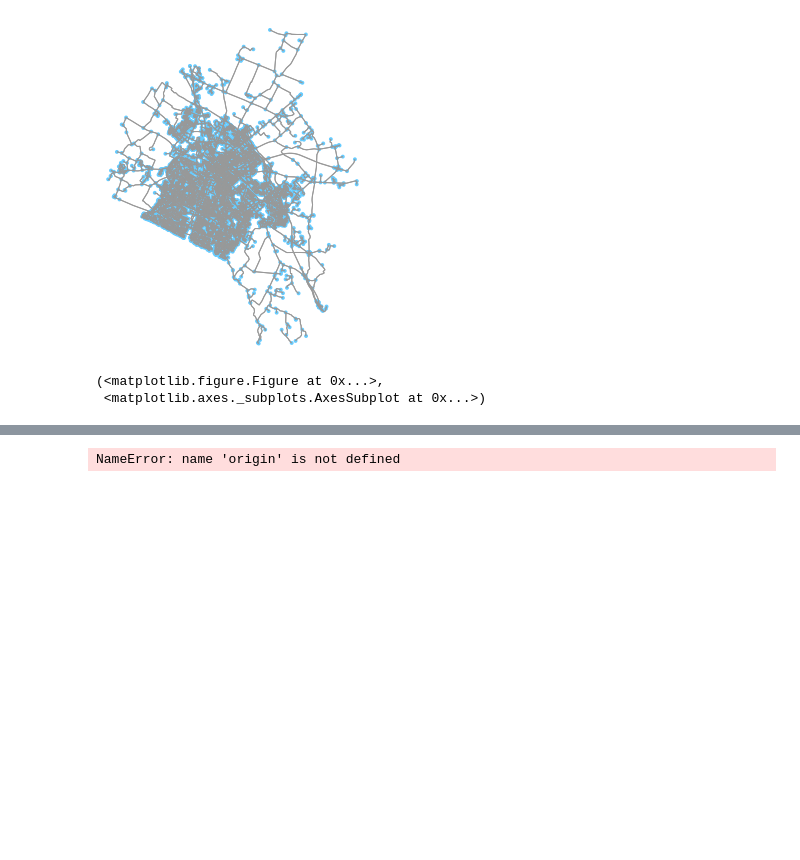
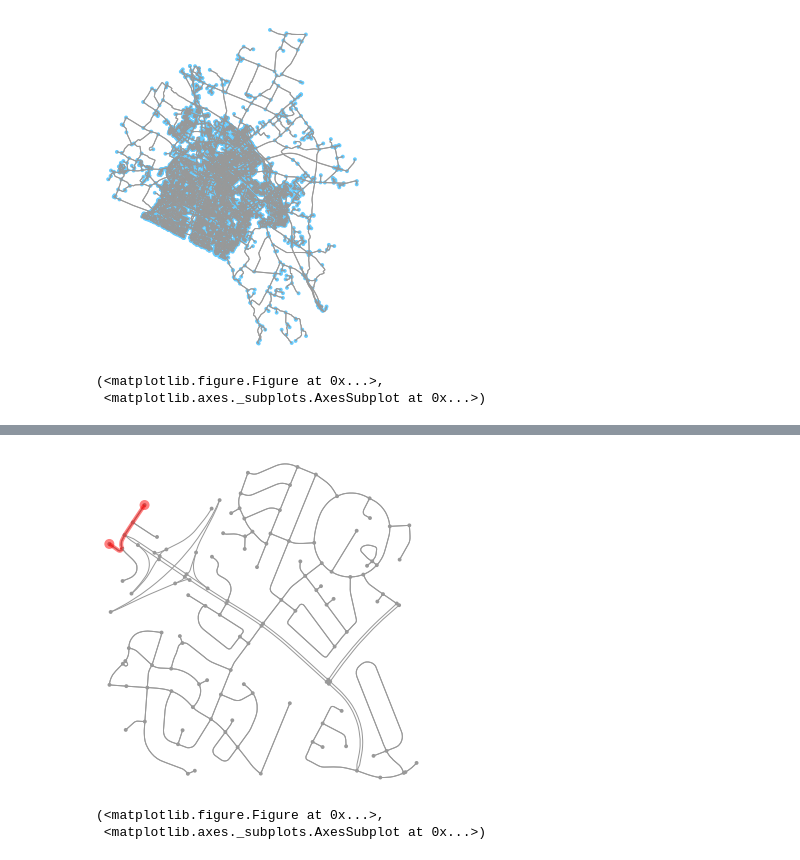
Before and after one commit to FRA228/ce599, a Jupyter notebook: 17-Networks 2/Networks_OSM.ipynb, the cells around one changed output, grey strips where cells are left out. Cells and saved outputs as stored; diff of their text form; code cells hidden in the pictures; blank space fills up the shorter version.

```diff
--- a/17-Networks 2/Networks_OSM.ipynb
+++ b/17-Networks 2/Networks_OSM.ipynb
@@ -59,7 +58,14 @@ print(basic_stats['circuity_avg'])
-# %%
-import networkx as nx
-G = ox.graph_from_address('300 Alumni Dr., Lexington, Kentucky', distance=800, network_type='drive')
-route = nx.shortest_path(G, origin, destination)
-ox.plot_graph_route(G, route)
-# %% [output]
-NameError: name 'origin' is not defined
+# %%
+#5:shortest path from my home  to UK campus.
+#Depending on the available bus, most of the time I take this route which is actually a part of 'Blue Route' network.
+import networkx as nx
+
+origin = ox.get_nearest_node(G, (38.01666667,-84.50805556))
+destination = ox.get_nearest_node(G, (38.03730,-84.50504))
+
+route = nx.shortest_path(G, origin, destination)
+ox.plot_graph_route(G, route)
+# %% [output]
+[figure, added]
+(<matplotlib.figure.Figure at 0x...>,
+ <matplotlib.axes._subplots.AxesSubplot at 0x...>)
```
Also changed, not shown: parts of 5 cells of this notebook.
